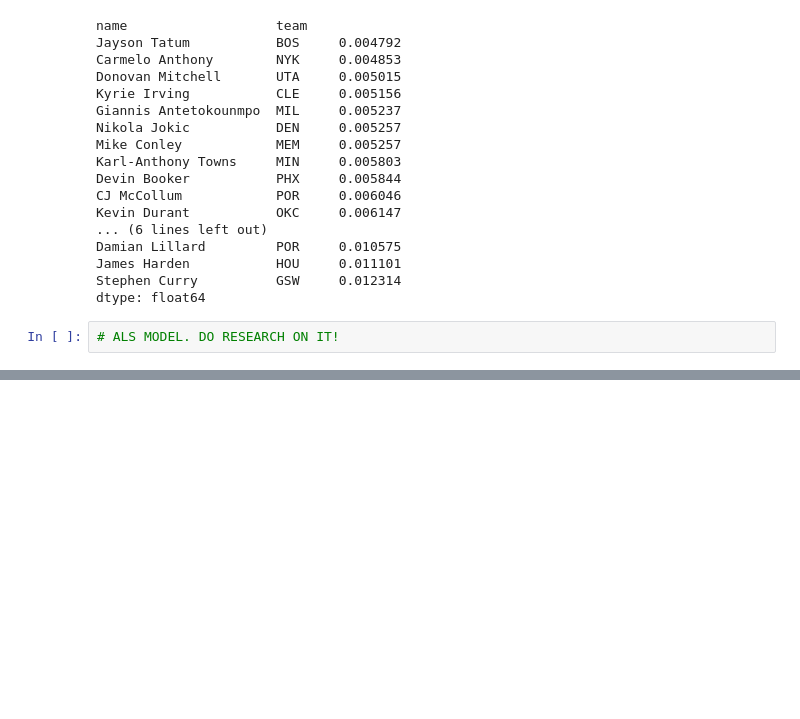
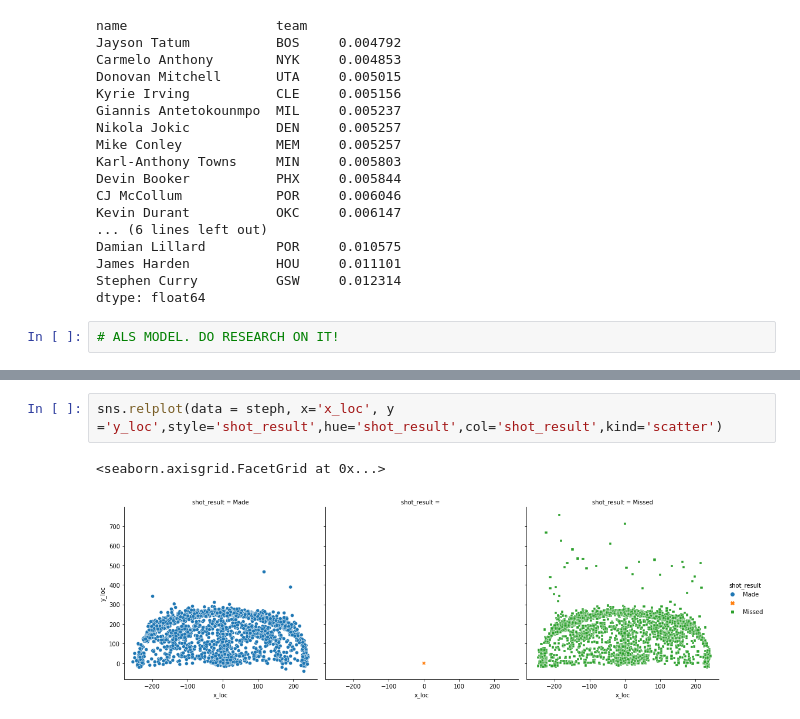
Before and after one commit to Blunt10K/NBA, a Jupyter notebook: notebooks/analysis.ipynb, the cells around one changed output, grey strips where cells are left out. Drawn from its saved outputs; the diff is of its cells as text; blank space fills up the shorter version.

```diff
--- a/notebooks/analysis.ipynb
+++ b/notebooks/analysis.ipynb
@@ -269,0 +494,5 @@ dtype: float64
+# %%
+sns.relplot(data = steph, x='x_loc', y ='y_loc',style='shot_result',hue='shot_result',col='shot_result',kind='scatter')
+# %% [output]
+<seaborn.axisgrid.FacetGrid at 0x...>
+[figure, added]
```
Also changed, not shown: parts of 33 cells of this notebook, 26 other files.
